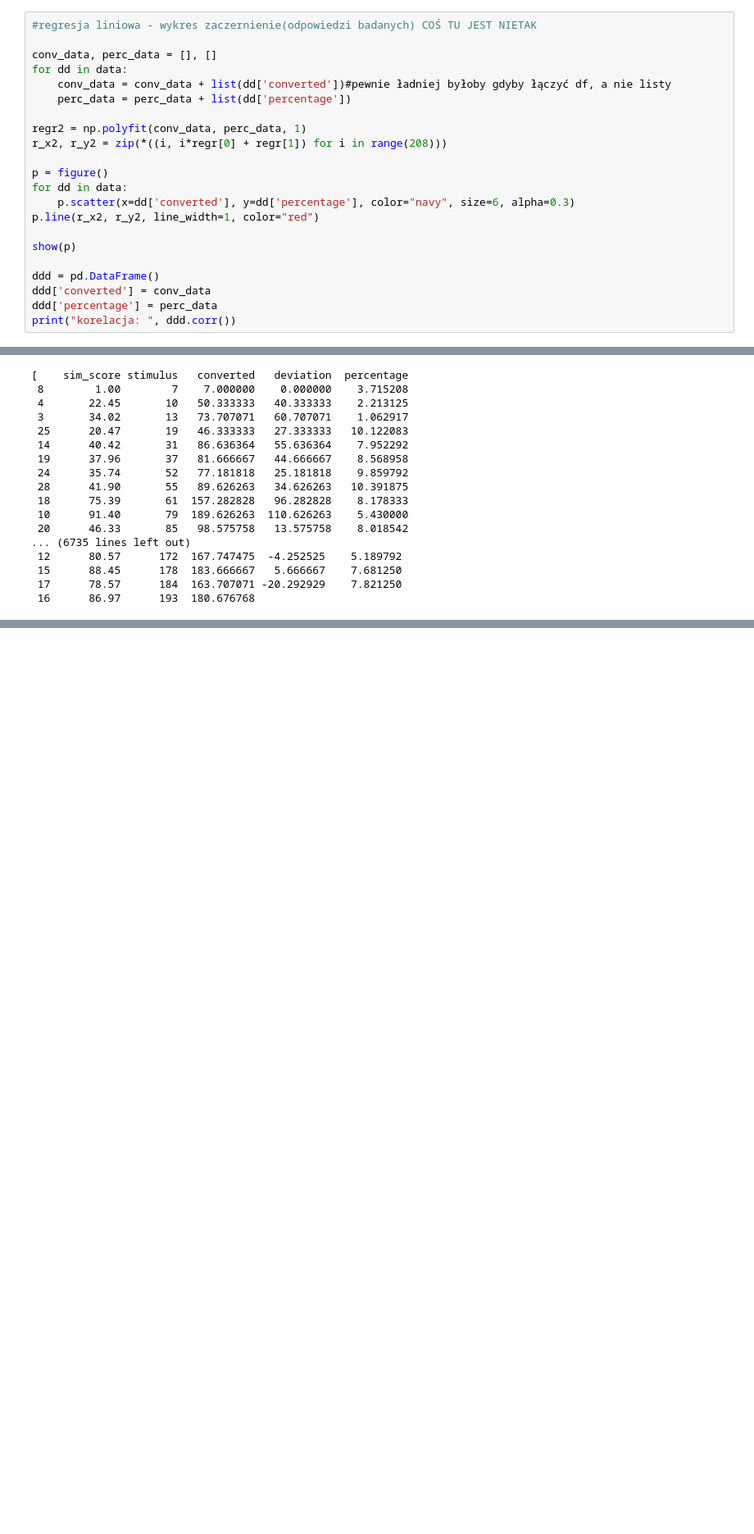
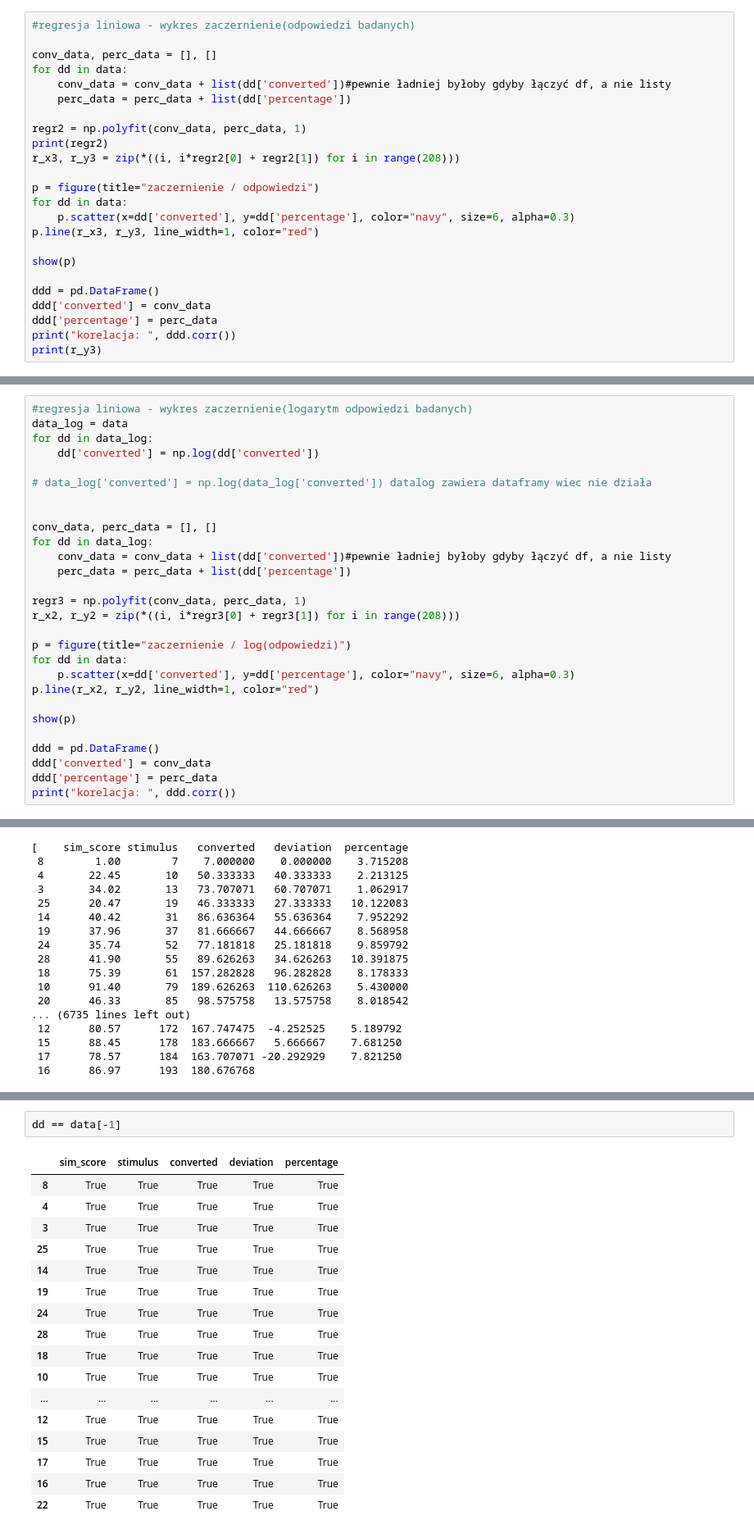
Before and after one commit to julekb/licencjat, a Jupyter notebook: data_all/correlations plots.ipynb, the cells around one changed output, grey strips where cells are left out. Shown at 82% size. Drawn from its saved outputs; the diff is of its cells as text; blank space fills up the shorter version.

Commit message:
zaczernienie / log

```diff
--- a/data_all/correlations plots.ipynb
+++ b/data_all/correlations plots.ipynb
@@ -42,7 +42,7 @@ for name in filenames:
     temp['percentage'] = df_perc['percentage']
     data.append(temp)
 # %%
-#regresja liniowa - wykres zaczernienie(odpowiedzi badanych) COŚ TU JEST NIETAK
+#regresja liniowa - wykres zaczernienie(odpowiedzi badanych)
 
 conv_data, perc_data = [], []
 for dd in data:
@@ -50,12 +50,13 @@ for dd in data:
     perc_data = perc_data + list(dd['percentage'])
 
 regr2 = np.polyfit(conv_data, perc_data, 1)
-r_x2, r_y2 = zip(*((i, i*regr[0] + regr[1]) for i in range(208)))
+print(regr2)
+r_x3, r_y3 = zip(*((i, i*regr2[0] + regr2[1]) for i in range(208)))
 
-p = figure()
+p = figure(title="zaczernienie / odpowiedzi")
 for dd in data:
     p.scatter(x=dd['converted'], y=dd['percentage'], color="navy", size=6, alpha=0.3)
-p.line(r_x2, r_y2, line_width=1, color="red")
+p.line(r_x3, r_y3, line_width=1, color="red")
 
 show(p)
 
@@ -63,4 +64,5 @@ ddd = pd.DataFrame()
 ddd['converted'] = conv_data
 ddd['percentage'] = perc_data
 print("korelacja: ", ddd.corr())
+print(r_y3)
 # %% [output]
@@ -70,0 +75,28 @@ percentage   0.004755    1.000000
+# %%
+#regresja liniowa - wykres zaczernienie(logarytm odpowiedzi badanych)
+data_log = data
+for dd in data_log:
+    dd['converted'] = np.log(dd['converted'])
+
+# data_log['converted'] = np.log(data_log['converted']) datalog zawiera dataframy wiec nie działa
+
+
+conv_data, perc_data = [], []
+for dd in data_log:
+    conv_data = conv_data + list(dd['converted'])#pewnie ładniej byłoby gdyby łączyć df, a nie listy
+    perc_data = perc_data + list(dd['percentage'])
+
+regr3 = np.polyfit(conv_data, perc_data, 1)
+r_x2, r_y2 = zip(*((i, i*regr3[0] + regr3[1]) for i in range(208)))
+
+p = figure(title="zaczernienie / log(odpowiedzi)")
+for dd in data:
+    p.scatter(x=dd['converted'], y=dd['percentage'], color="navy", size=6, alpha=0.3)
+p.line(r_x2, r_y2, line_width=1, color="red")
+
+show(p)
+
+ddd = pd.DataFrame()
+ddd['converted'] = conv_data
+ddd['percentage'] = perc_data
+print("korelacja: ", ddd.corr())
@@ -137,0 +203,20 @@ data
+# %%
+dd == data[-1]
+# %% [output]
+|  | sim_score | stimulus | converted | deviation | percentage |
+| 8 | True | True | True | True | True |
+| 4 | True | True | True | True | True |
+| 3 | True | True | True | True | True |
+| 25 | True | True | True | True | True |
+| 14 | True | True | True | True | True |
+| 19 | True | True | True | True | True |
+| 24 | True | True | True | True | True |
+| 28 | True | True | True | True | True |
+| 18 | True | True | True | True | True |
+| 10 | True | True | True | True | True |
+| ... | ... | ... | ... | ... | ... |
+| 12 | True | True | True | True | True |
+| 15 | True | True | True | True | True |
+| 17 | True | True | True | True | True |
+| 16 | True | True | True | True | True |
+| 22 | True | True | True | True | True |
```
Also changed, not shown: parts of 6 cells of this notebook.
